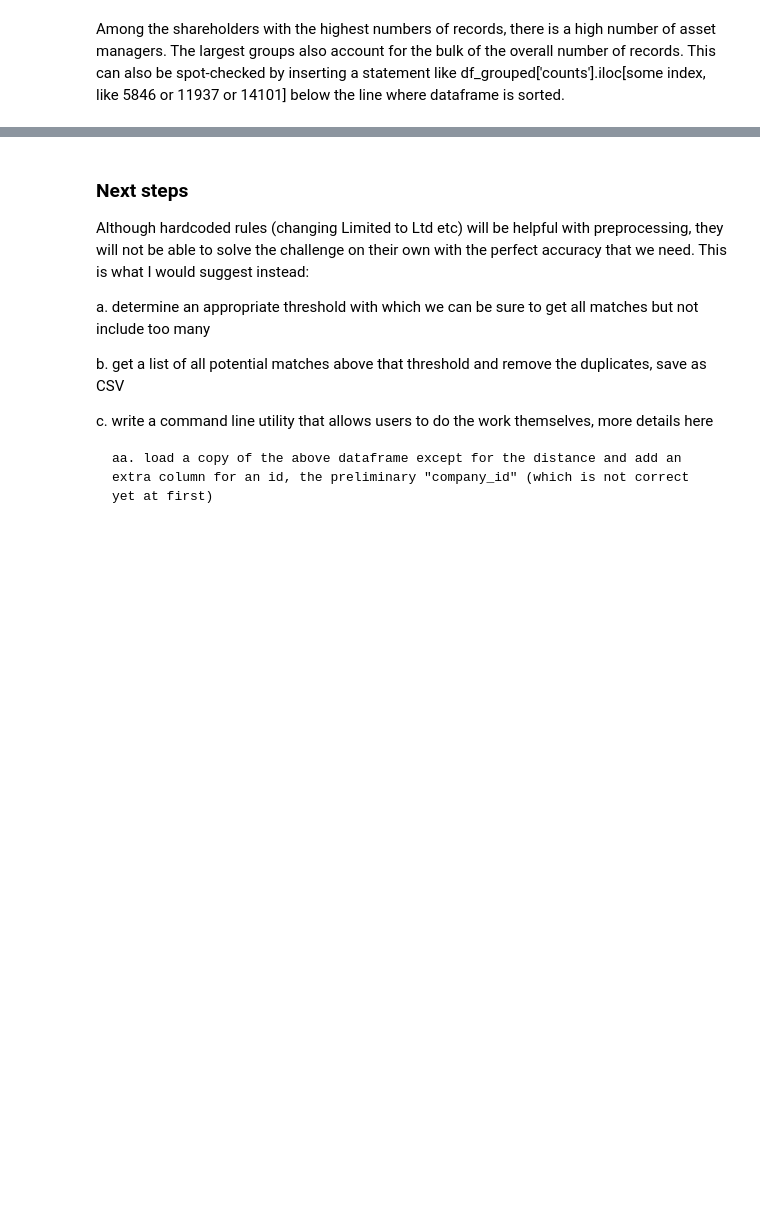
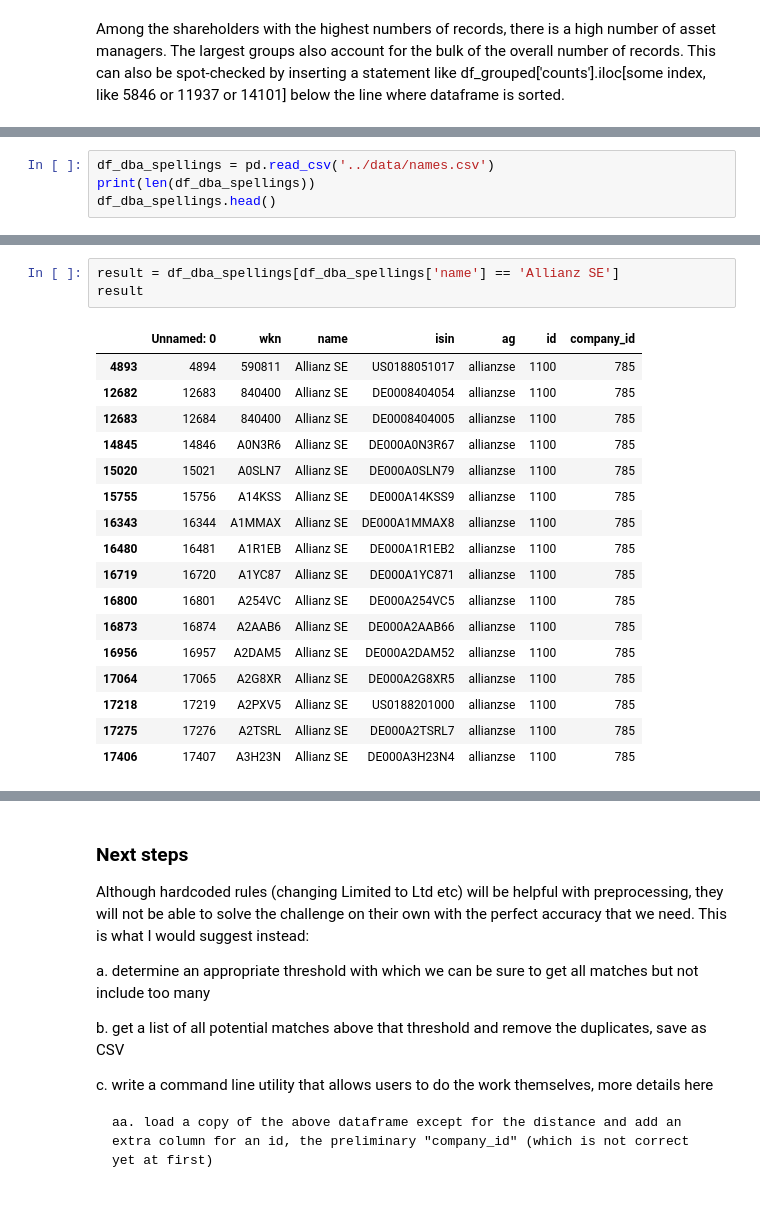
Before and after one commit to KensingtonOscupant/germanyinc-shareholders, a Jupyter notebook: src/exploration.ipynb, the cells around one changed output, grey strips where cells are left out. Drawn from its saved outputs; the diff is of its cells as text; blank space fills up the shorter version.

```diff
--- a/src/exploration.ipynb
+++ b/src/exploration.ipynb
@@ -55,0 +63,4 @@ Among the shareholders with the highest numbers of records, there is a high numb
+# %%
+df_dba_spellings = pd.read_csv('../data/names.csv')
+print(len(df_dba_spellings))
+df_dba_spellings.head()
@@ -55,0 +77,21 @@ Among the shareholders with the highest numbers of records, there is a high numb
+# %%
+result = df_dba_spellings[df_dba_spellings['name'] == 'Allianz SE']
+result
+# %% [output]
+|  | Unnamed: 0 | wkn | name | isin | ag | id | company_id |
+| 4893 | 4894 | 590811 | Allianz SE | US0188051017 | allianzse | 1100 | 785 |
+| 12682 | 12683 | 840400 | Allianz SE | DE0008404054 | allianzse | 1100 | 785 |
+| 12683 | 12684 | 840400 | Allianz SE | DE0008404005 | allianzse | 1100 | 785 |
+| 14845 | 14846 | A0N3R6 | Allianz SE | DE000A0N3R67 | allianzse | 1100 | 785 |
+| 15020 | 15021 | A0SLN7 | Allianz SE | DE000A0SLN79 | allianzse | 1100 | 785 |
+| 15755 | 15756 | A14KSS | Allianz SE | DE000A14KSS9 | allianzse | 1100 | 785 |
+| 16343 | 16344 | A1MMAX | Allianz SE | DE000A1MMAX8 | allianzse | 1100 | 785 |
+| 16480 | 16481 | A1R1EB | Allianz SE | DE000A1R1EB2 | allianzse | 1100 | 785 |
+| 16719 | 16720 | A1YC87 | Allianz SE | DE000A1YC871 | allianzse | 1100 | 785 |
+| 16800 | 16801 | A254VC | Allianz SE | DE000A254VC5 | allianzse | 1100 | 785 |
+| 16873 | 16874 | A2AAB6 | Allianz SE | DE000A2AAB66 | allianzse | 1100 | 785 |
+| 16956 | 16957 | A2DAM5 | Allianz SE | DE000A2DAM52 | allianzse | 1100 | 785 |
+| 17064 | 17065 | A2G8XR | Allianz SE | DE000A2G8XR5 | allianzse | 1100 | 785 |
+| 17218 | 17219 | A2PXV5 | Allianz SE | US0188201000 | allianzse | 1100 | 785 |
+| 17275 | 17276 | A2TSRL | Allianz SE | DE000A2TSRL7 | allianzse | 1100 | 785 |
+| 17406 | 17407 | A3H23N | Allianz SE | DE000A3H23N4 | allianzse | 1100 | 785 |
```
Also changed, not shown: parts of 11 cells of this notebook.
